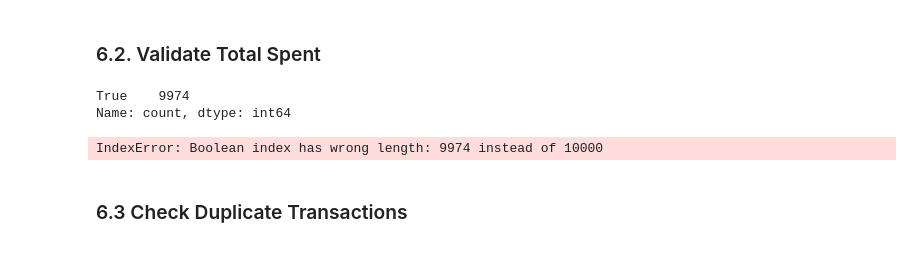
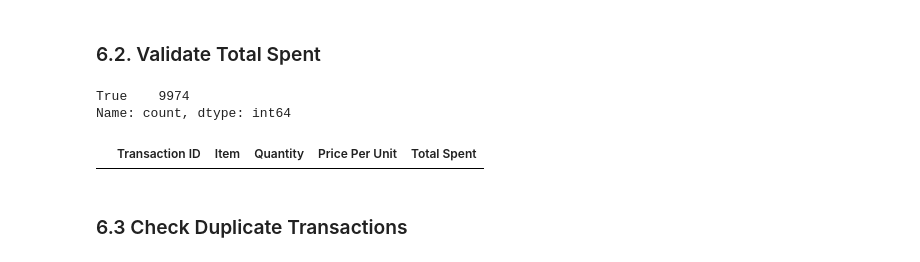
Before and after one commit to arunima1919/cafe-sales-analysis, a Jupyter notebook: notebooks/cafe_sales_analysis.ipynb, the cells around one changed output. Cells and saved outputs as stored; diff of their text form; code cells hidden in the pictures.

Commit message:
Fix total spent validation

```diff
--- a/notebooks/cafe_sales_analysis.ipynb
+++ b/notebooks/cafe_sales_analysis.ipynb
@@ -228,18 +228,22 @@ Name: count, dtype: int64
 # %%
 # Show rows where Total Spent does not match Quantity * Price Per Unit
 
+mismatch = pd.Series(False, index=df.index)
+
+mismatch.loc[valid_rows] = ~total_check
+
 df.loc[
-    ~total_check,
+    mismatch,
     [
         "Transaction ID",
         "Item",
         "Quantity",
         "Price Per Unit",
         "Total Spent"
     ]
 ]
 # %% [output]
-IndexError: Boolean index has wrong length: 9974 instead of 10000
+|  | Transaction ID | Item | Quantity | Price Per Unit | Total Spent |
 # %% [markdown]
 ### 6.3 Check Duplicate Transactions
 # %%
```
Also changed, not shown: parts of 20 cells of this notebook.
